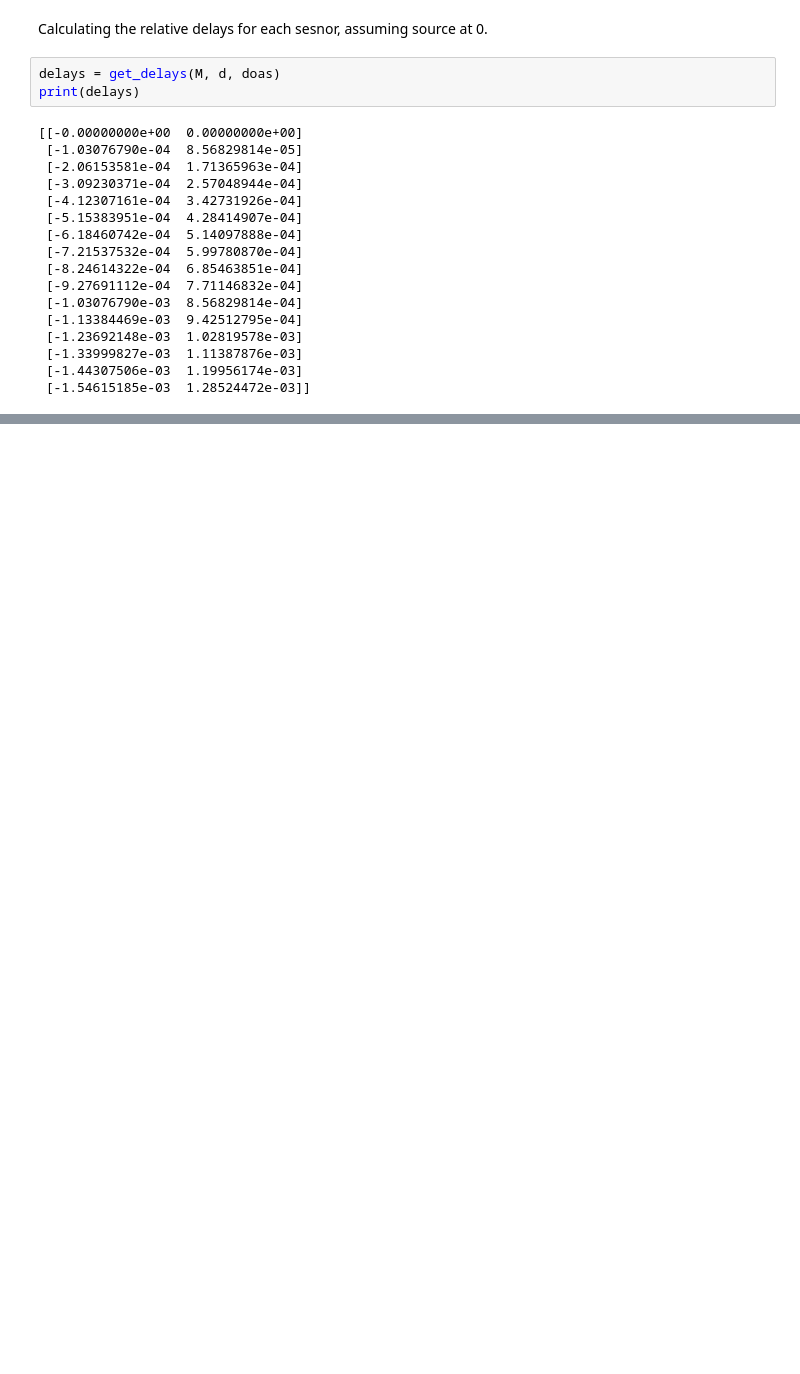
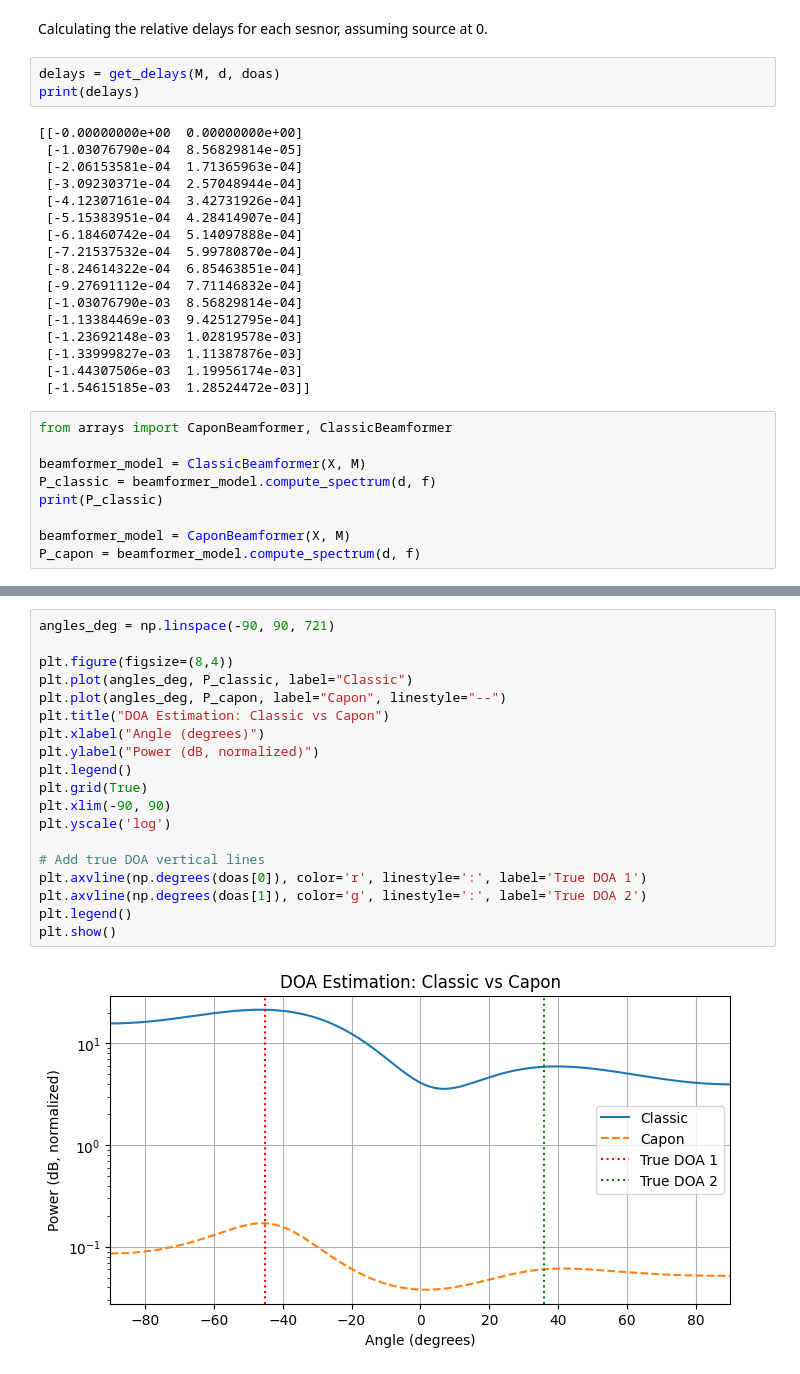
Before and after one commit to vismiroglou/ASE, a Jupyter notebook: day5.ipynb, the cells around one changed output, grey strips where cells are left out. Drawn from its saved outputs; the diff is of its cells as text; blank space fills up the shorter version.

```diff
--- a/day5.ipynb
+++ b/day5.ipynb
@@ -66,3 +55,12 @@ print(delays)
  [-1.33999827e-03  1.11387876e-03]
  [-1.44307506e-03  1.19956174e-03]
  [-1.54615185e-03  1.28524472e-03]]
+# %%
+from arrays import CaponBeamformer, ClassicBeamformer
+
+beamformer_model = ClassicBeamformer(X, M)
+P_classic = beamformer_model.compute_spectrum(d, f)
+print(P_classic)
+
+beamformer_model = CaponBeamformer(X, M)
+P_capon = beamformer_model.compute_spectrum(d, f)
@@ -68,0 +85,21 @@ print(delays)
+# %%
+angles_deg = np.linspace(-90, 90, 721)
+
+plt.figure(figsize=(8,4))
+plt.plot(angles_deg, P_classic, label="Classic")
+plt.plot(angles_deg, P_capon, label="Capon", linestyle="--")
+plt.title("DOA Estimation: Classic vs Capon")
+plt.xlabel("Angle (degrees)")
+plt.ylabel("Power (dB, normalized)")
+plt.legend()
+plt.grid(True)
+plt.xlim(-90, 90)
+plt.yscale('log')
+
+# Add true DOA vertical lines
+plt.axvline(np.degrees(doas[0]), color='r', linestyle=':', label='True DOA 1')
+plt.axvline(np.degrees(doas[1]), color='g', linestyle=':', label='True DOA 2')
+plt.legend()
+plt.show()
+# %% [output]
+[figure, added]
```
Also changed, not shown: parts of 5 cells of this notebook, 9 other files.
